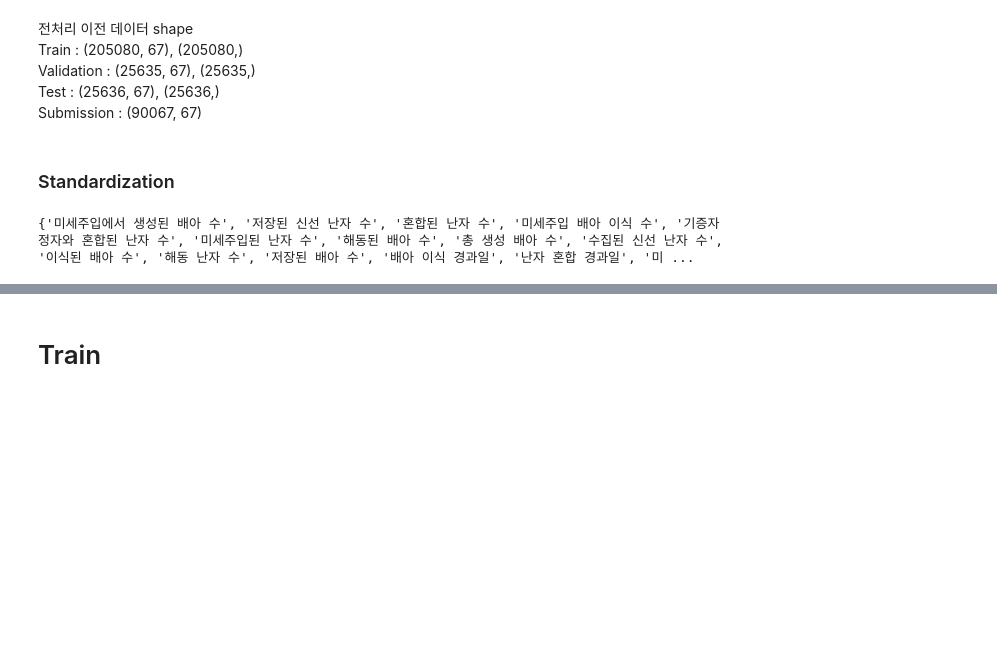
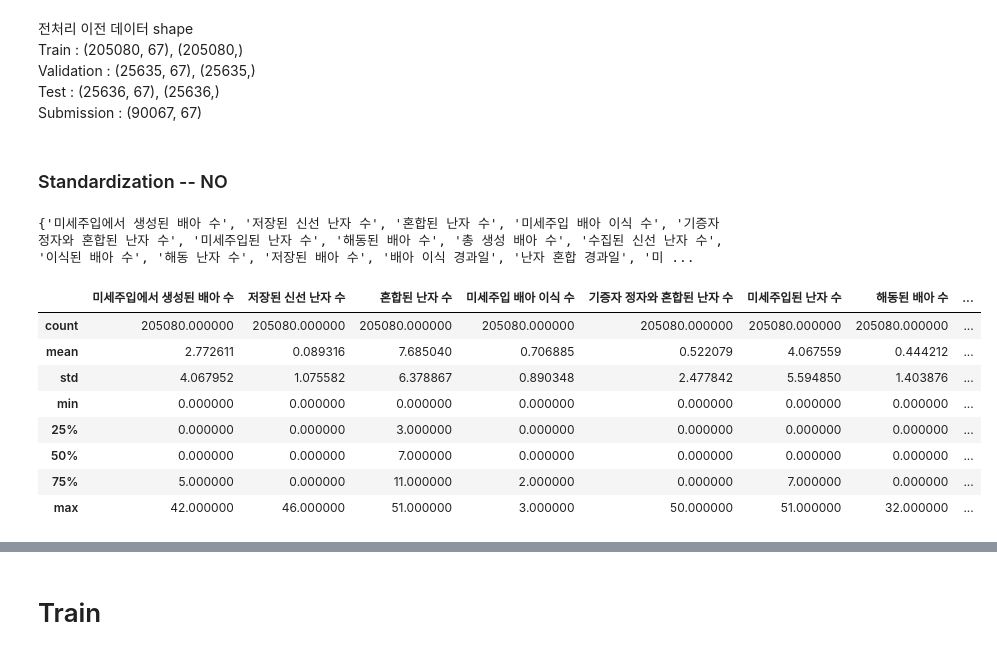
Before and after one commit to LEEINSEO-0118/LG_Aimers_Infertility, a Jupyter notebook: Code/eda.ipynb, the cells around one changed output, grey strips where cells are left out. Drawn from its saved outputs; the diff is of its cells as text; code cells hidden in the pictures; blank space fills up the shorter version.

```diff
--- a/Code/eda.ipynb
+++ b/Code/eda.ipynb
@@ -358,5 +335,5 @@ Validation : (25635, 67), (25635,)
 Test : (25636, 67), (25636,)
 Submission : (90067, 67)
 # %% [markdown]
-### Standardization
+### Standardization -- NO
 # %%
@@ -364,13 +341,22 @@ from sklearn.preprocessing import StandardScaler
 # %%
-cols_for_std = set(numeric_columns) - set(over_20k_cols)
-print(cols_for_std)
-x_train[list(cols_for_std)].describe()
+# cols_for_std = set(numeric_columns) - set(over_20k_cols)
+# print(cols_for_std)
+# x_train[list(cols_for_std)].describe()
 
 ##### 트리 기반 모델의 경우 사용하지 않는 것이 좋음 ##### 큰 효과도 없음 #####
 # std_scaler = StandardScaler()
 # x_train = std_scaler.fit_transform(x_train)
 # x_val = std_scaler.transform(x_val)
 # x_test = std_scaler.transform(x_test)
 # x_test_encoded = std_scaler.transform(x_test_encoded)
 # %% [output]
 {'미세주입에서 생성된 배아 수', '저장된 신선 난자 수', '혼합된 난자 수', '미세주입 배아 이식 수', '기증자 정자와 혼합된 난자 수', '미세주입된 난자 수', '해동된 배아 수', '총 생성 배아 수', '수집된 신선 난자 수', '이식된 배아 수', '해동 난자 수', '저장된 배아 수', '배아 이식 경과일', '난자 혼합 경과일', '미 ...
+|  | 미세주입에서 생성된 배아 수 | 저장된 신선 난자 수 | 혼합된 난자 수 | 미세주입 배아 이식 수 | 기증자 정자와 혼합된 난자 수 | 미세주입된 난자 수 | 해동된 배아 수 | ... |
+| count | 205080.000000 | 205080.000000 | 205080.000000 | 205080.000000 | 205080.000000 | 205080.000000 | 205080.000000 | ... |
+| mean | 2.772611 | 0.089316 | 7.685040 | 0.706885 | 0.522079 | 4.067559 | 0.444212 | ... |
+| std | 4.067952 | 1.075582 | 6.378867 | 0.890348 | 2.477842 | 5.594850 | 1.403876 | ... |
+| min | 0.000000 | 0.000000 | 0.000000 | 0.000000 | 0.000000 | 0.000000 | 0.000000 | ... |
+| 25% | 0.000000 | 0.000000 | 3.000000 | 0.000000 | 0.000000 | 0.000000 | 0.000000 | ... |
+| 50% | 0.000000 | 0.000000 | 7.000000 | 0.000000 | 0.000000 | 0.000000 | 0.000000 | ... |
+| 75% | 5.000000 | 0.000000 | 11.000000 | 2.000000 | 0.000000 | 7.000000 | 0.000000 | ... |
+| max | 42.000000 | 46.000000 | 51.000000 | 3.000000 | 50.000000 | 51.000000 | 32.000000 | ... |
```
Also changed, not shown: parts of 29 cells of this notebook.
